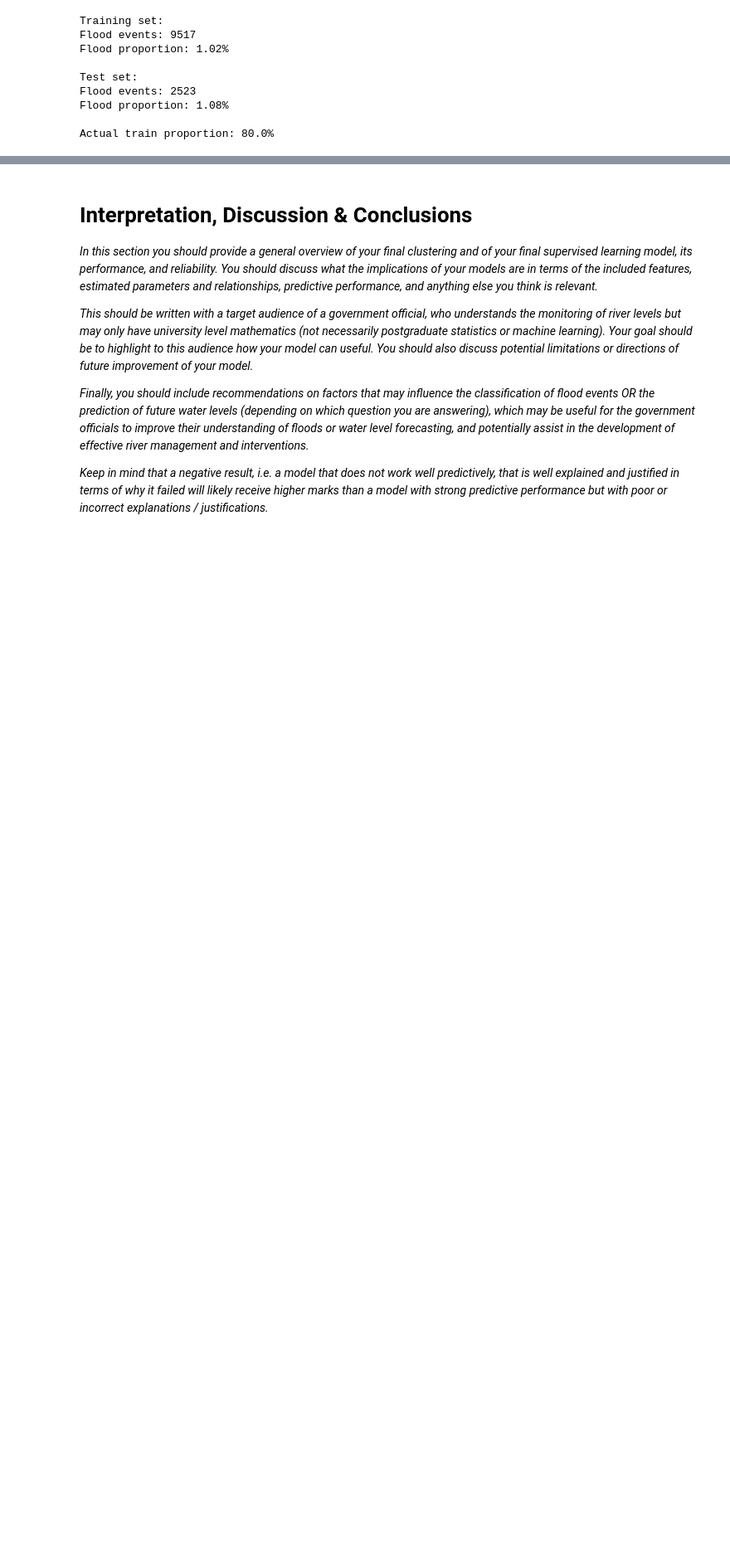
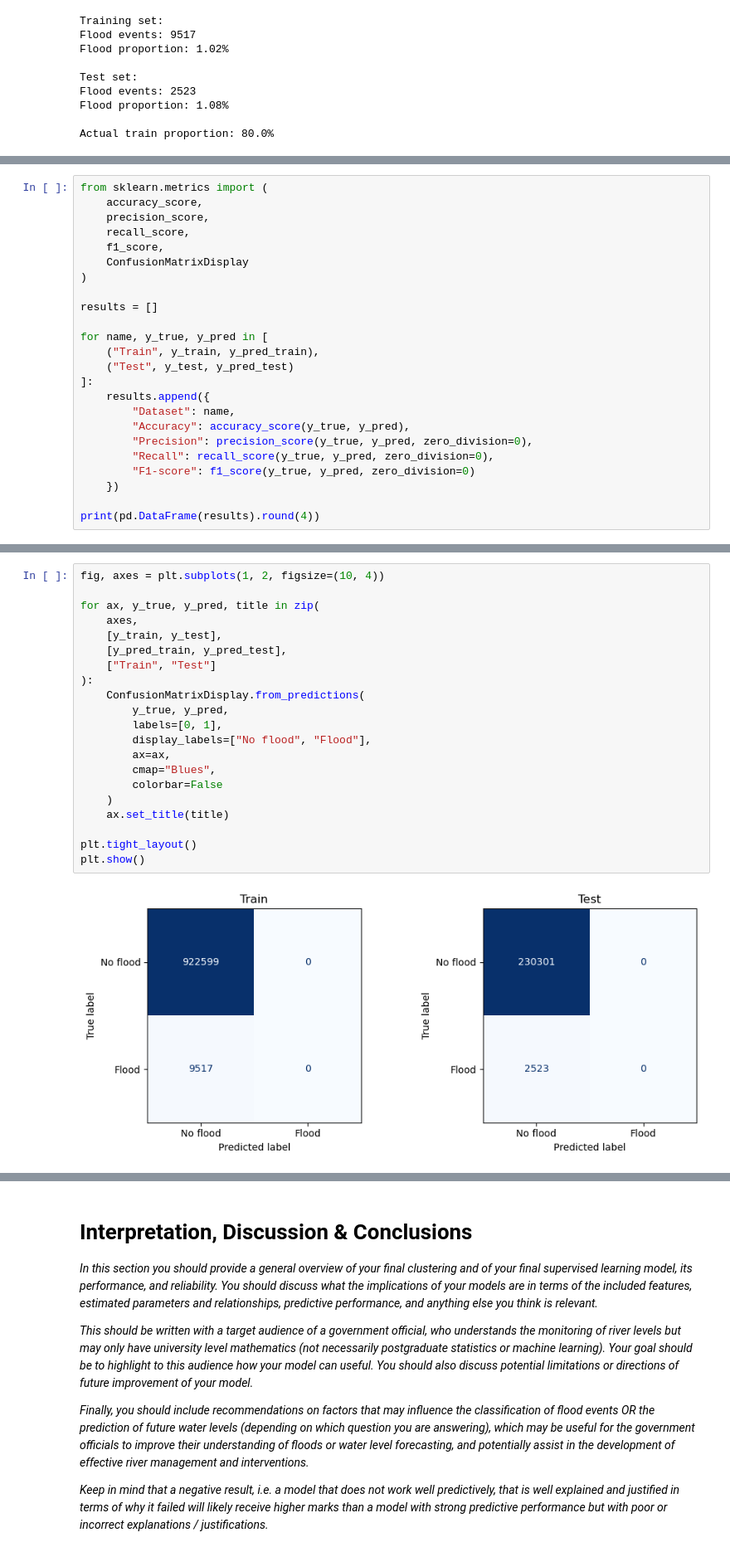
Before and after one commit to EmmaSC05/MLP-Group-Project, a Jupyter notebook: project_Maciek.ipynb, the cells around one changed output, grey strips where cells are left out. Shown at 83% size. Saved outputs shown, nothing was run; the diff lists cells and outputs as text; blank space fills up the shorter version.

```diff
--- a/project_Maciek.ipynb
+++ b/project_Maciek.ipynb
@@ -829,0 +853,24 @@ Actual train proportion: 80.0%
+# %%
+from sklearn.metrics import (
+    accuracy_score,
+    precision_score,
+    recall_score,
+    f1_score,
+    ConfusionMatrixDisplay
+)
+
+results = []
+
+for name, y_true, y_pred in [
+    ("Train", y_train, y_pred_train),
+    ("Test", y_test, y_pred_test)
+]:
+    results.append({
+        "Dataset": name,
+        "Accuracy": accuracy_score(y_true, y_pred),
+        "Precision": precision_score(y_true, y_pred, zero_division=0),
+        "Recall": recall_score(y_true, y_pred, zero_division=0),
+        "F1-score": f1_score(y_true, y_pred, zero_division=0)
+    })
+
+print(pd.DataFrame(results).round(4))
@@ -829,0 +881,23 @@ Actual train proportion: 80.0%
+# %%
+fig, axes = plt.subplots(1, 2, figsize=(10, 4))
+
+for ax, y_true, y_pred, title in zip(
+    axes,
+    [y_train, y_test],
+    [y_pred_train, y_pred_test],
+    ["Train", "Test"]
+):
+    ConfusionMatrixDisplay.from_predictions(
+        y_true, y_pred,
+        labels=[0, 1],
+        display_labels=["No flood", "Flood"],
+        ax=ax,
+        cmap="Blues",
+        colorbar=False
+    )
+    ax.set_title(title)
+
+plt.tight_layout()
+plt.show()
+# %% [output]
+[figure, added]
```
Also changed, not shown: parts of 7 cells of this notebook, 1 other file.
